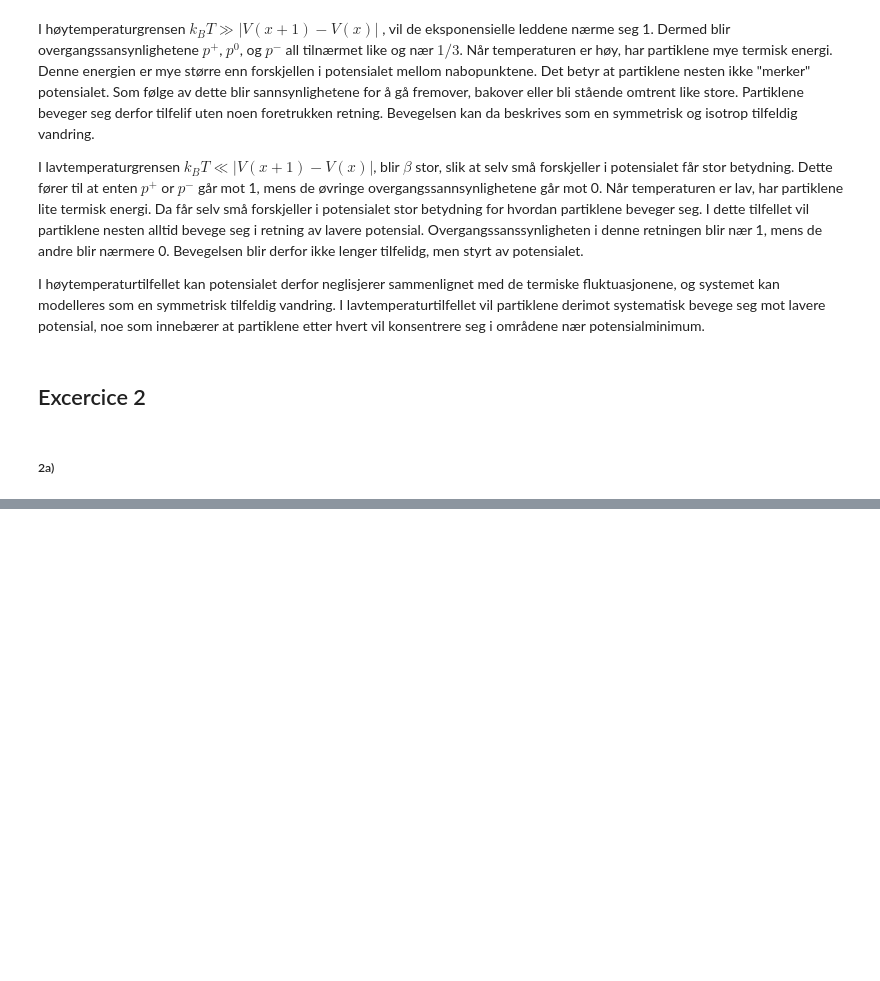
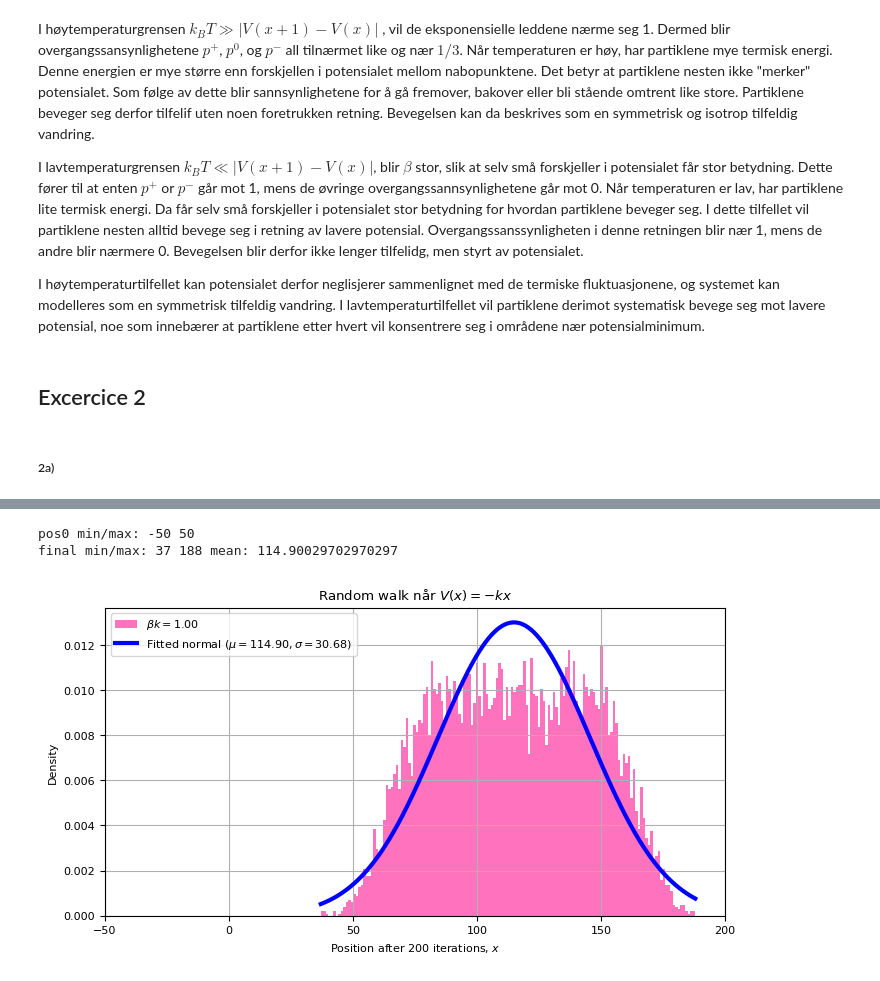
Before and after one commit to selmaberg05/TMA4320-Prosjekt2-gruppe-Andrihol-Emilyan-Selmahbe, a Jupyter notebook: Prosjekt2.ipynb, the cells around one changed output, grey strips where cells are left out. Cells and saved outputs as stored; diff of their text form; code cells hidden in the pictures; blank space fills up the shorter version.

```diff
--- a/Prosjekt2.ipynb
+++ b/Prosjekt2.ipynb
@@ -147,0 +206,6 @@ def step_probs(x, Vfunc):
+# %%
+run_case(V_linear, B, r"$V(x)=-kx$", pos0_mode="spread", a=True, xlim=(-50, 200))
+# %% [output]
+pos0 min/max: -50 50
+final min/max: 37 188 mean: 114.90029702970297
+[figure, added]
```
Also changed, not shown: parts of 19 cells of this notebook.
